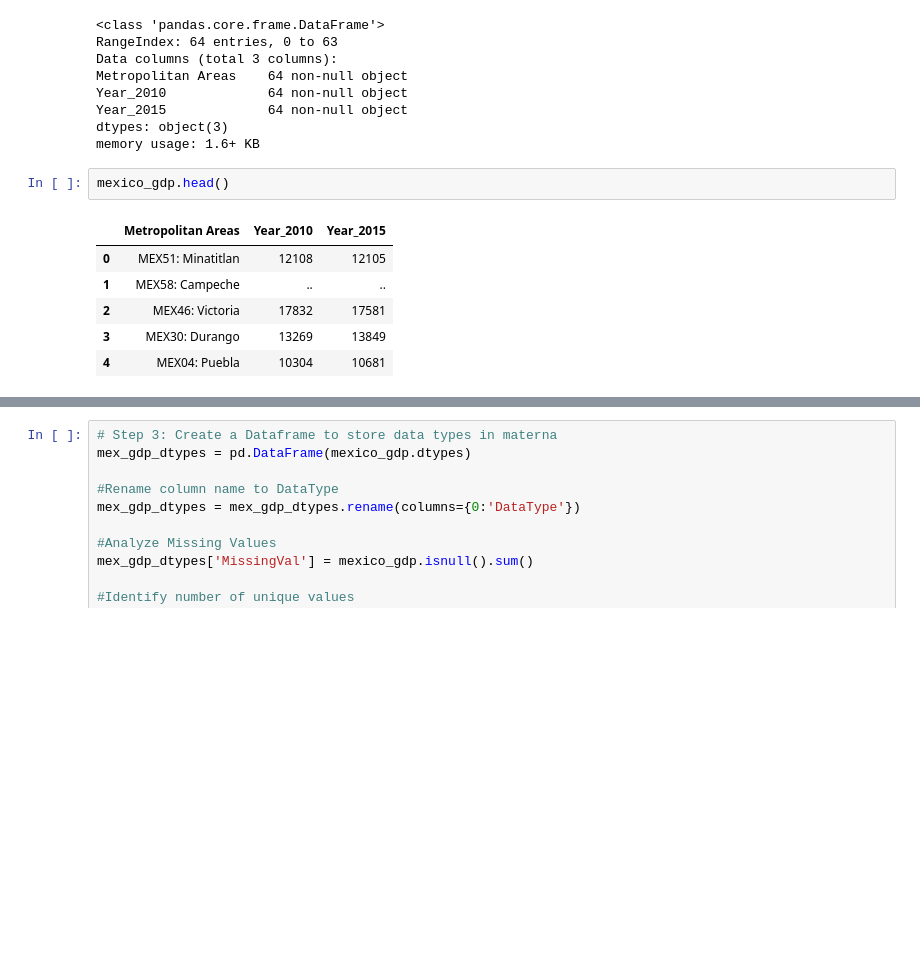
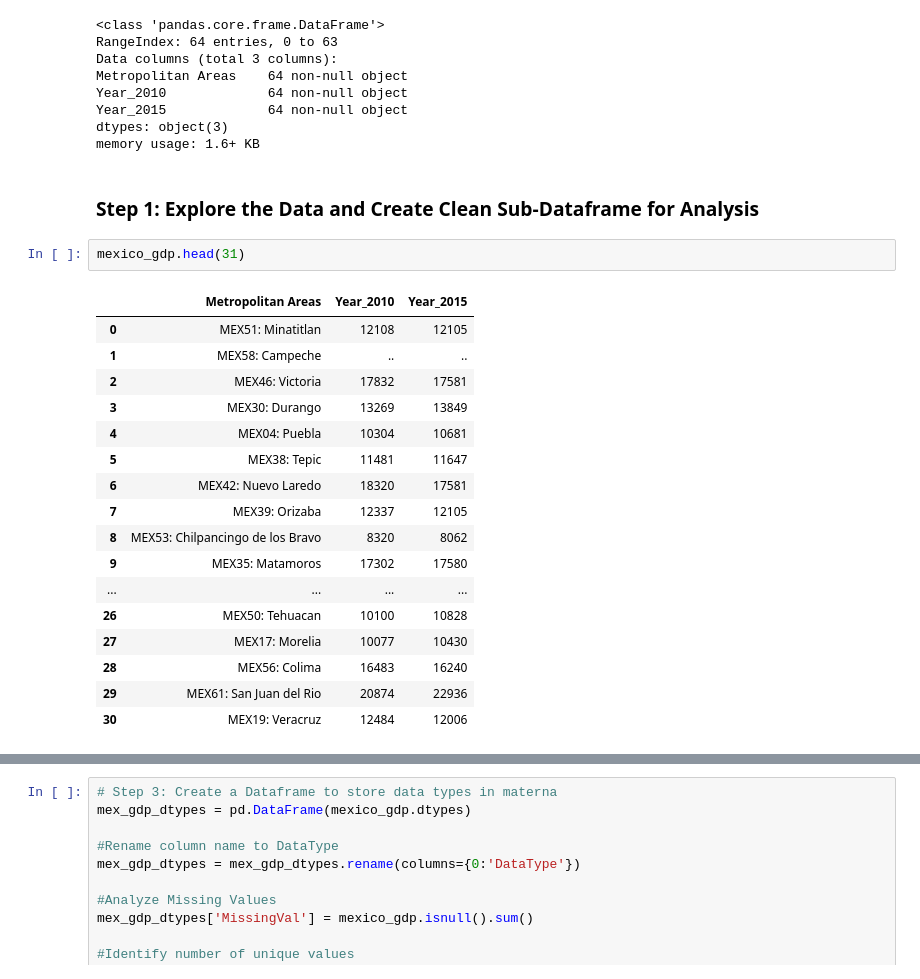
Before and after one commit to EmSchoof/AdolescentMaternalMortality, a Jupyter notebook: mexico_gdp/region_gdp.ipynb, the cells around one changed output, grey strips where cells are left out. Cells and saved outputs as stored; diff of their text form; blank space fills up the shorter version.

Commit message:
40/25/2019 new edits and consolidation of files for GDP/MeanAge?Region data

```diff
--- a/mexico_gdp/region_gdp.ipynb
+++ b/mexico_gdp/region_gdp.ipynb
@@ -24,12 +24,25 @@ Year_2010             64 non-null object
 Year_2015             64 non-null object
 dtypes: object(3)
 memory usage: 1.6+ KB
+# %% [markdown]
+### Step 1: Explore the Data and Create Clean Sub-Dataframe for Analysis
 # %%
-mexico_gdp.head()
+mexico_gdp.head(31)
 # %% [output]
 |  | Metropolitan Areas | Year_2010 | Year_2015 |
 | 0 | MEX51: Minatitlan | 12108 | 12105 |
 | 1 | MEX58: Campeche | .. | .. |
 | 2 | MEX46: Victoria | 17832 | 17581 |
 | 3 | MEX30: Durango | 13269 | 13849 |
 | 4 | MEX04: Puebla | 10304 | 10681 |
+| 5 | MEX38: Tepic | 11481 | 11647 |
+| 6 | MEX42: Nuevo Laredo | 18320 | 17581 |
+| 7 | MEX39: Orizaba | 12337 | 12105 |
+| 8 | MEX53: Chilpancingo de los Bravo | 8320 | 8062 |
+| 9 | MEX35: Matamoros | 17302 | 17580 |
+| ... | ... | ... | ... |
+| 26 | MEX50: Tehuacan | 10100 | 10828 |
+| 27 | MEX17: Morelia | 10077 | 10430 |
+| 28 | MEX56: Colima | 16483 | 16240 |
+| 29 | MEX61: San Juan del Rio | 20874 | 22936 |
+| 30 | MEX19: Veracruz | 12484 | 12006 |
```
Also changed, not shown: parts of 6 cells of this notebook, 2 other files.
